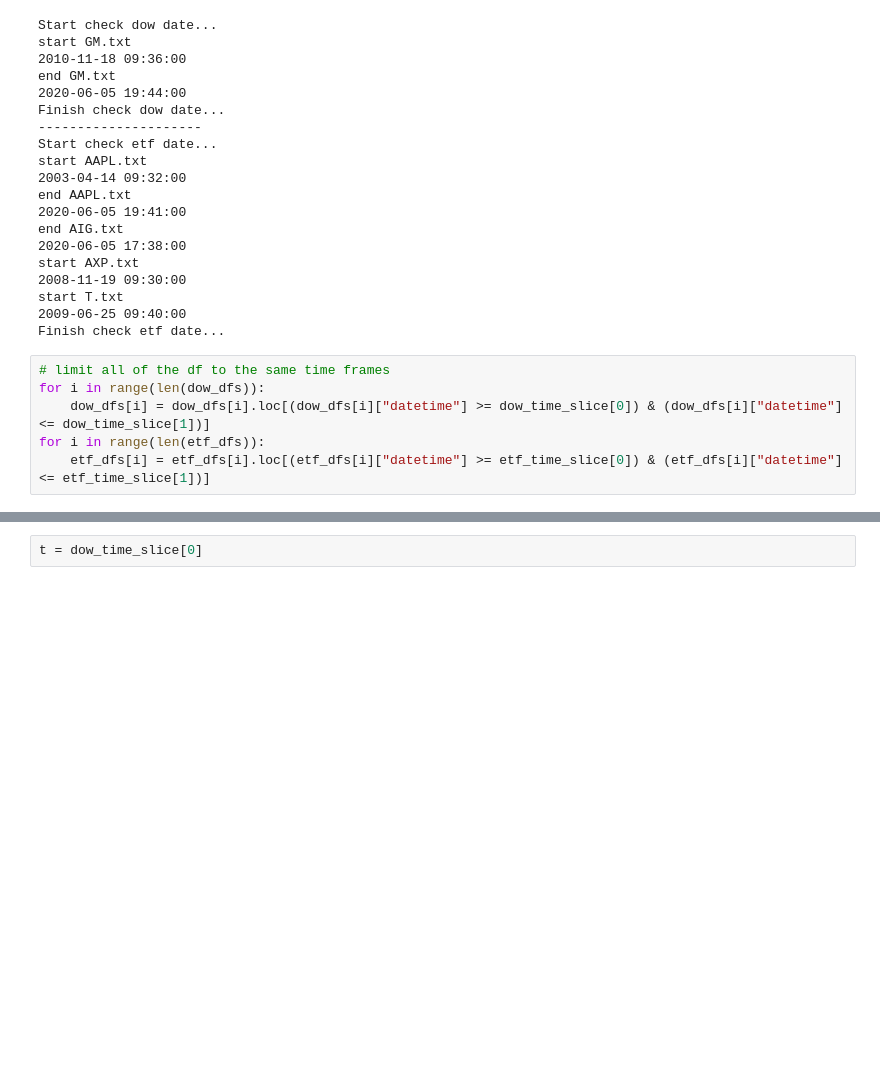
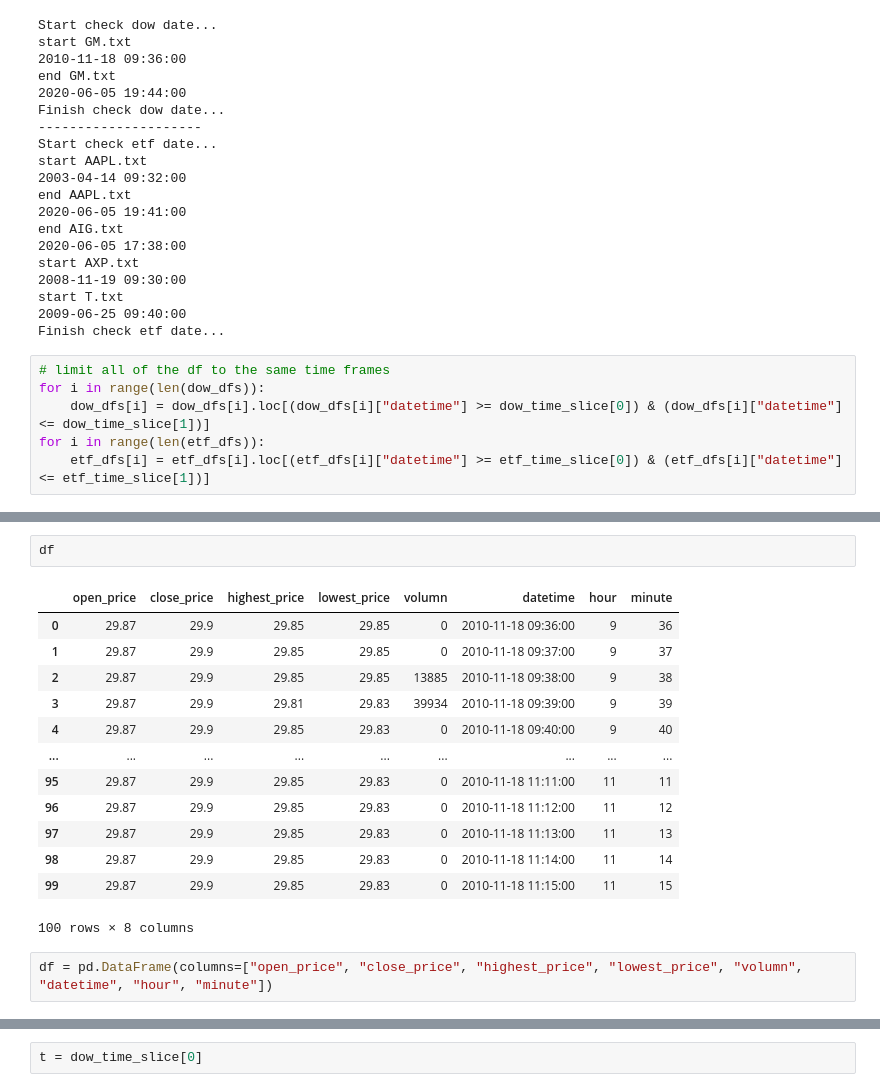
Before and after one commit to troyyxk/correlation_gcn_lstm_prediction, a Jupyter notebook: main.ipynb, the cells around one changed output, grey strips where cells are left out. Cells and saved outputs as stored; diff of their text form; blank space fills up the shorter version.

```diff
--- a/main.ipynb
+++ b/main.ipynb
@@ -158,0 +220,18 @@ pandas._libs.tslibs.timestamps.Timestamp
+# %%
+df
+# %% [output]
+|  | open_price | close_price | highest_price | lowest_price | volumn | datetime | hour | minute |
+| 0 | 29.87 | 29.9 | 29.85 | 29.85 | 0 | 2010-11-18 09:36:00 | 9 | 36 |
+| 1 | 29.87 | 29.9 | 29.85 | 29.85 | 0 | 2010-11-18 09:37:00 | 9 | 37 |
+| 2 | 29.87 | 29.9 | 29.85 | 29.85 | 13885 | 2010-11-18 09:38:00 | 9 | 38 |
+| 3 | 29.87 | 29.9 | 29.81 | 29.83 | 39934 | 2010-11-18 09:39:00 | 9 | 39 |
+| 4 | 29.87 | 29.9 | 29.85 | 29.83 | 0 | 2010-11-18 09:40:00 | 9 | 40 |
+| ... | ... | ... | ... | ... | ... | ... | ... | ... |
+| 95 | 29.87 | 29.9 | 29.85 | 29.83 | 0 | 2010-11-18 11:11:00 | 11 | 11 |
+| 96 | 29.87 | 29.9 | 29.85 | 29.83 | 0 | 2010-11-18 11:12:00 | 11 | 12 |
+| 97 | 29.87 | 29.9 | 29.85 | 29.83 | 0 | 2010-11-18 11:13:00 | 11 | 13 |
+| 98 | 29.87 | 29.9 | 29.85 | 29.83 | 0 | 2010-11-18 11:14:00 | 11 | 14 |
+| 99 | 29.87 | 29.9 | 29.85 | 29.83 | 0 | 2010-11-18 11:15:00 | 11 | 15 |
+100 rows × 8 columns
+# %%
+df = pd.DataFrame(columns=["open_price", "close_price", "highest_price", "lowest_price", "volumn", "datetime", "hour", "minute"])
```
Also changed, not shown: parts of 9 cells of this notebook.
